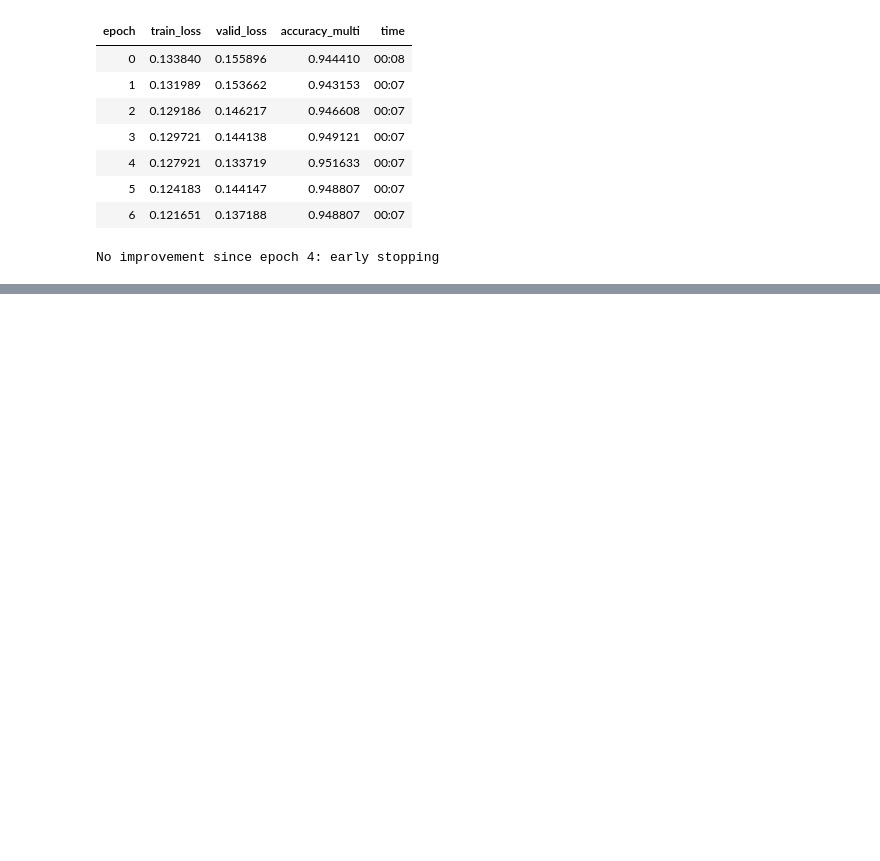
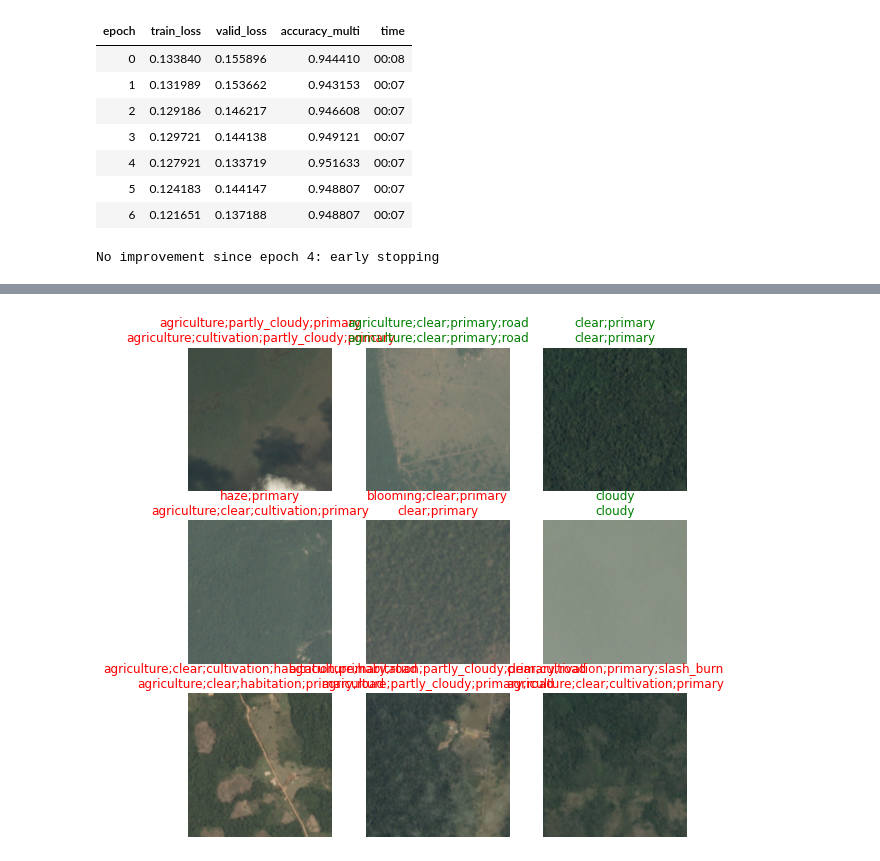
Before and after one commit to Aravinda89/multi_label_classification, a Jupyter notebook: Multi_Label_Classification.ipynb, the cells around one changed output, grey strips where cells are left out. Saved outputs shown, nothing was run; the diff lists cells and outputs as text; code cells hidden in the pictures; blank space fills up the shorter version.

```diff
--- a/Multi_Label_Classification.ipynb
+++ b/Multi_Label_Classification.ipynb
@@ -270,0 +275,3 @@ No improvement since epoch 4: early stopping
+# %%
+learn.show_results()
+# %% [output]
@@ -270,0 +279 @@ No improvement since epoch 4: early stopping
+[figure, added]
```
Also changed, not shown: parts of 4 cells of this notebook.
